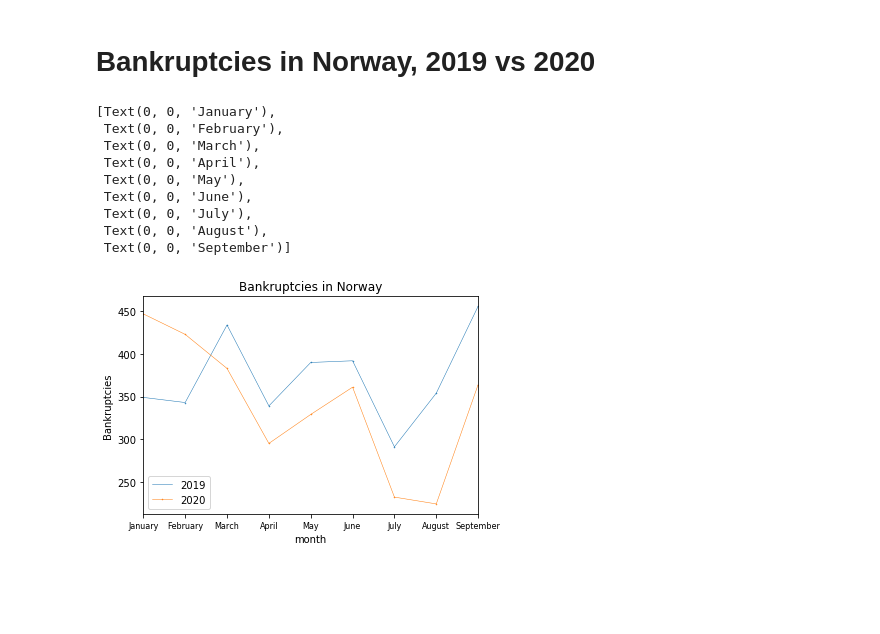
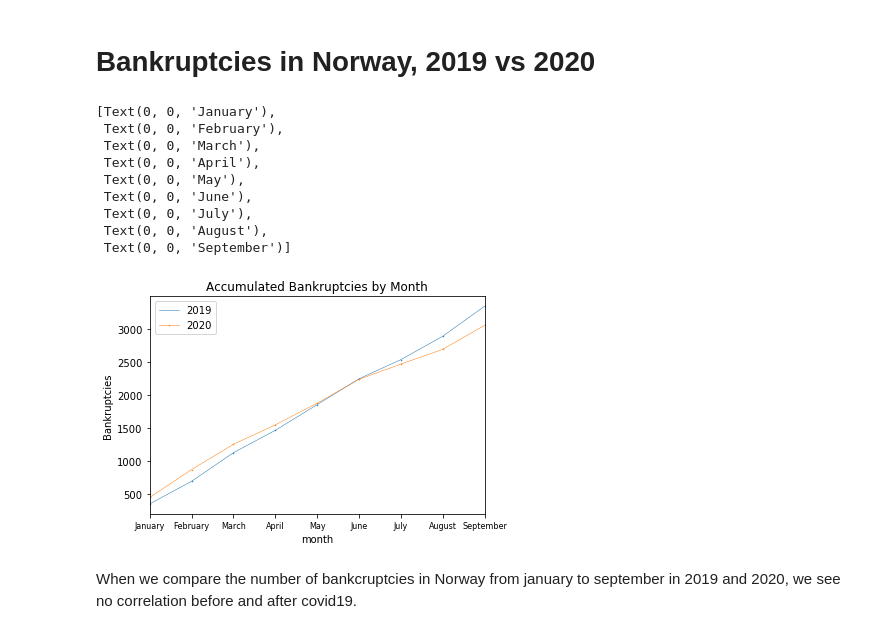
Before and after one commit to nesattorney/eirik_assignment2, a Jupyter notebook: assignment6_bankruptcies_covid19/scraper.ipynb, the cells around one changed output. Cells and saved outputs as stored; diff of their text form; code cells hidden in the pictures; blank space fills up the shorter version.

```diff
--- a/assignment6_bankruptcies_covid19/scraper.ipynb
+++ b/assignment6_bankruptcies_covid19/scraper.ipynb
@@ -66,33 +64,41 @@ bankruptcies2020['day']  = pd.DatetimeIndex(bankruptcies2020['date']).day
+# %%
+bankruptcies2019['count']  = 1
+bankruptcies2020['count']  = 1
 # %%
 group2019 = bankruptcies2019.groupby(bankruptcies2019['month']).size().reset_index(name='2019')
 group2020 = bankruptcies2020.groupby(bankruptcies2020['month']).size().reset_index(name='2020')
+# %%
+cumsum2019 = group2019.set_index('month').cumsum()
+cumsum2020 = group2020.set_index('month').cumsum()
 # %% [markdown]
 # Bankruptcies in Norway, 2019 vs 2020
 # %%
 ax = plt.gca()
 
 # Defines labels for the x and y axis, and title
 ax.set_xlabel("Month")
 ax.set_ylabel("Bankruptcies")
-ax.set_title("Bankruptcies Each Month")
+ax.set_title("Accumulated Bankruptcies by Month")
 
 # Defines a background grid, and how many ticks per axis
 plt.grid(b=True, linewidth=0.5)
 
 # plots the datasets
-group2019.plot(kind="line", x='month', y="2019", ax=ax, linewidth=0.5, marker=".", markersize=1)
-group2020.plot(kind="line", x='month', y="2020", ax=ax, linewidth=0.5, marker=".", markersize=1)
+cumsum2019.plot(kind="line", y="2019", ax=ax, linewidth=0.5, marker=".", markersize=1)
+cumsum2020.plot(kind="line", y="2020", ax=ax, linewidth=0.5, marker=".", markersize=1)
 
 plt.xticks(range(1,10), fontsize=8)
 ax.set_xticklabels(['January', 'February', 'March', 'April', 'May', 'June', 'July', 'August', 'September'])
 # %% [output]
 [Text(0, 0, 'January'),
  Text(0, 0, 'February'),
  Text(0, 0, 'March'),
  Text(0, 0, 'April'),
  Text(0, 0, 'May'),
  Text(0, 0, 'June'),
  Text(0, 0, 'July'),
  Text(0, 0, 'August'),
  Text(0, 0, 'September')]
-[figure, old version]
+[figure, new version]
+# %% [markdown]
+When we compare the number of bankcruptcies in Norway from january to september in 2019 and 2020, we see no correlation before and after covid19.
```
Also changed, not shown: parts of 1 cell of this notebook, 1 other file.
